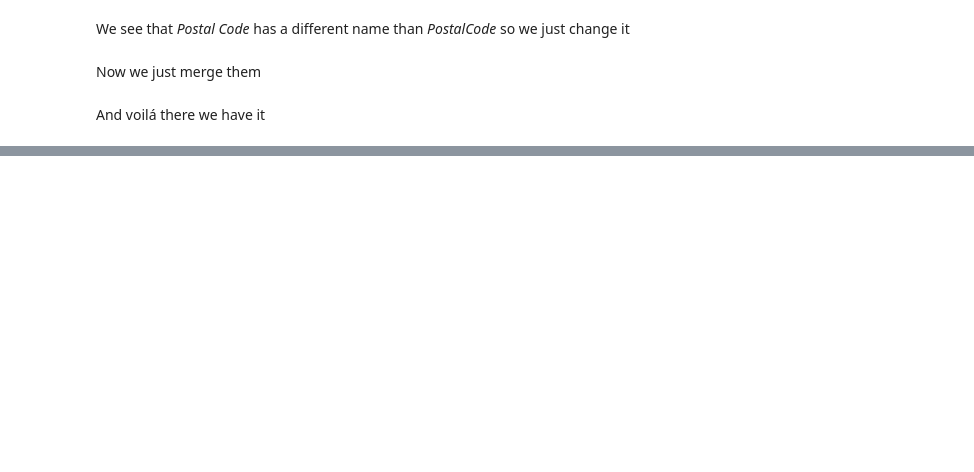
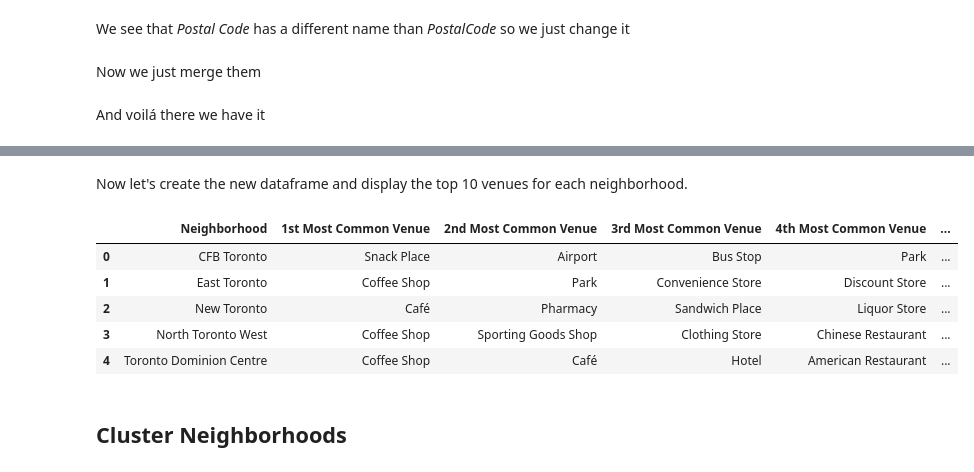
Before and after one commit to foreswearer/Coursera_Capstone, a Jupyter notebook: clustersToronto3.ipynb, the cells around one changed output, grey strips where cells are left out. Drawn from its saved outputs; the diff is of its cells as text; code cells hidden in the pictures; blank space fills up the shorter version.

```diff
--- a/clustersToronto3.ipynb
+++ b/clustersToronto3.ipynb
@@ -142,0 +362,38 @@ df_result.head()
+# %%
+def return_most_common_venues(row, num_top_venues):
+    row_categories = row.iloc[1:]
+    row_categories_sorted = row_categories.sort_values(ascending=False)
+
+    return row_categories_sorted.index.values[0:num_top_venues]
+# %% [markdown]
+Now let's create the new dataframe and display the top 10 venues for each neighborhood.
+# %%
+num_top_venues = 10
+
+indicators = ['st', 'nd', 'rd']
+
+# create columns according to number of top venues
+columns = ['Neighborhood']
+for ind in np.arange(num_top_venues):
+    try:
+        columns.append('{}{} Most Common Venue'.format(ind+1, indicators[ind]))
+    except:
+        columns.append('{}th Most Common Venue'.format(ind+1))
+
+# create a new dataframe
+neighborhoods_venues_sorted = pd.DataFrame(columns=columns)
+neighborhoods_venues_sorted['Neighborhood'] = toronto_g['Neighborhood']
+
+for ind in np.arange(toronto_g.shape[0]):
+    neighborhoods_venues_sorted.iloc[ind, 1:] = return_most_common_venues(toronto_g.iloc[ind, :], num_top_venues)
+
+neighborhoods_venues_sorted.head()
+# %% [output]
+|  | Neighborhood | 1st Most Common Venue | 2nd Most Common Venue | 3rd Most Common Venue | 4th Most Common Venue | ... |
+| 0 | CFB Toronto | Snack Place | Airport | Bus Stop | Park | ... |
+| 1 | East Toronto | Coffee Shop | Park | Convenience Store | Discount Store | ... |
+| 2 | New Toronto | Café | Pharmacy | Sandwich Place | Liquor Store | ... |
+| 3 | North Toronto West | Coffee Shop | Sporting Goods Shop | Clothing Store | Chinese Restaurant | ... |
+| 4 | Toronto Dominion Centre | Coffee Shop | Café | Hotel | American Restaurant | ... |
+# %% [markdown]
+## Cluster Neighborhoods
```
Also changed, not shown: parts of 36 cells of this notebook, 1 other file.
